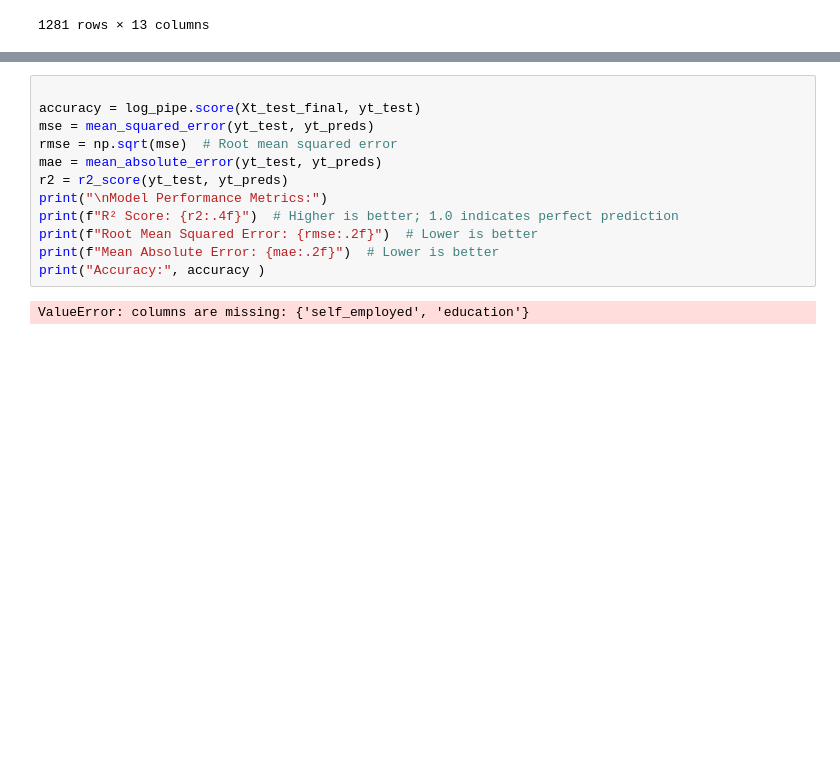
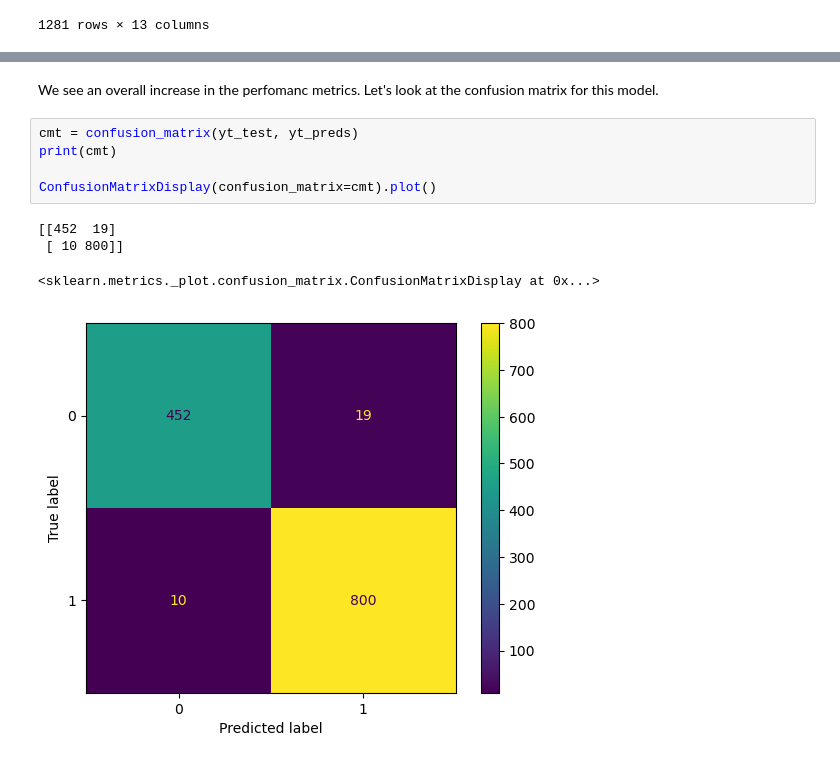
Before and after one commit to Benbellah-Owino/dsc--phase3-project-benbellah-owino-loan, a Jupyter notebook: index.ipynb, the cells around one changed output, grey strips where cells are left out. Drawn from its saved outputs; the diff is of its cells as text; blank space fills up the shorter version.

```diff
--- a/index.ipynb
+++ b/index.ipynb
@@ -370,14 +390,12 @@ TypeError: Labels in y_true and y_pred should be of the same type. Got y_true=[F
-# %%
-
-accuracy = log_pipe.score(Xt_test_final, yt_test)
-mse = mean_squared_error(yt_test, yt_preds)
-rmse = np.sqrt(mse)  # Root mean squared error
-mae = mean_absolute_error(yt_test, yt_preds)
-r2 = r2_score(yt_test, yt_preds)
-print("\nModel Performance Metrics:")
-print(f"R² Score: {r2:.4f}")  # Higher is better; 1.0 indicates perfect prediction
-print(f"Root Mean Squared Error: {rmse:.2f}")  # Lower is better
-print(f"Mean Absolute Error: {mae:.2f}")  # Lower is better
-print("Accuracy:", accuracy )
-# %% [output]
-ValueError: columns are missing: {'self_employed', 'education'}
+# %% [markdown]
+We see an overall increase in the perfomanc metrics. Let's look at the confusion matrix for this model.
+# %%
+cmt = confusion_matrix(yt_test, yt_preds)
+print(cmt)
+
+ConfusionMatrixDisplay(confusion_matrix=cmt).plot()
+# %% [output]
+[[452  19]
+ [ 10 800]]
+<sklearn.metrics._plot.confusion_matrix.ConfusionMatrixDisplay at 0x...>
+[figure, added]
```
Also changed, not shown: parts of 9 cells of this notebook.
